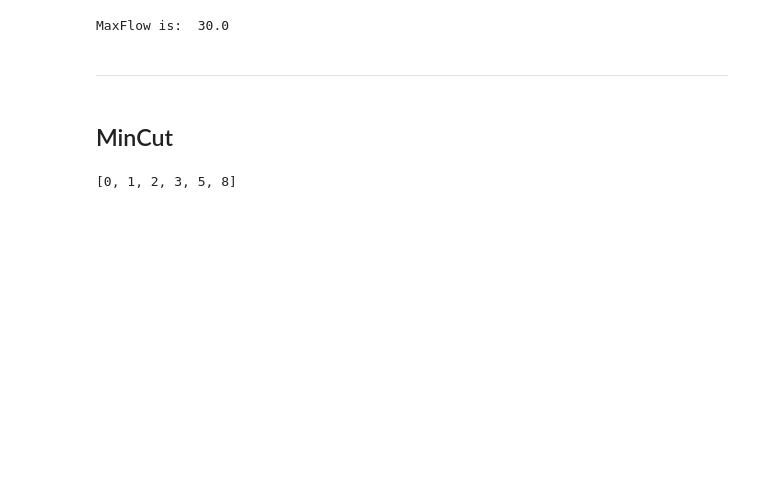
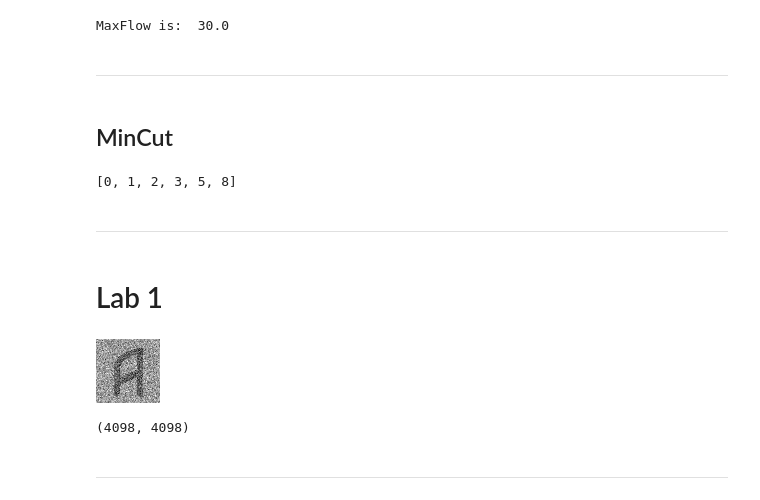
Before and after one commit to TheOceanPony/Graph_analysis, a Jupyter notebook: MaxFlow.ipynb, the cells around one changed output. Cells and saved outputs as stored; diff of their text form; code cells hidden in the pictures; blank space fills up the shorter version.

```diff
--- a/MaxFlow.ipynb
+++ b/MaxFlow.ipynb
@@ -184,3 +193,7 @@ Q
 # %%
 # S a b c d x y z g E
 # 0 1 2 3 4 5 6 7 8 9
+# %% [markdown]
+---
+# %% [markdown]
+# Lab 1
@@ -186,0 +203,14 @@ Q
+# %%
+img = cv2.imread("1.png")
+img = cv2.cvtColor(img, cv2.COLOR_BGR2GRAY)
+img = cv2.resize(img, (32,32))
+h, w = img.shape
+value = 50
+Image.fromarray(img)
+# %% [output]
+[figure, added]
+# %%
+g = np.zeros((h*w + 2, h*w + 2), dtype = np.float32)
+print(g.shape)
+# %% [output]
+(4098, 4098)
@@ -186,0 +240,2 @@ Q
+# %% [markdown]
+---
```
Also changed, not shown: parts of 9 cells of this notebook.
